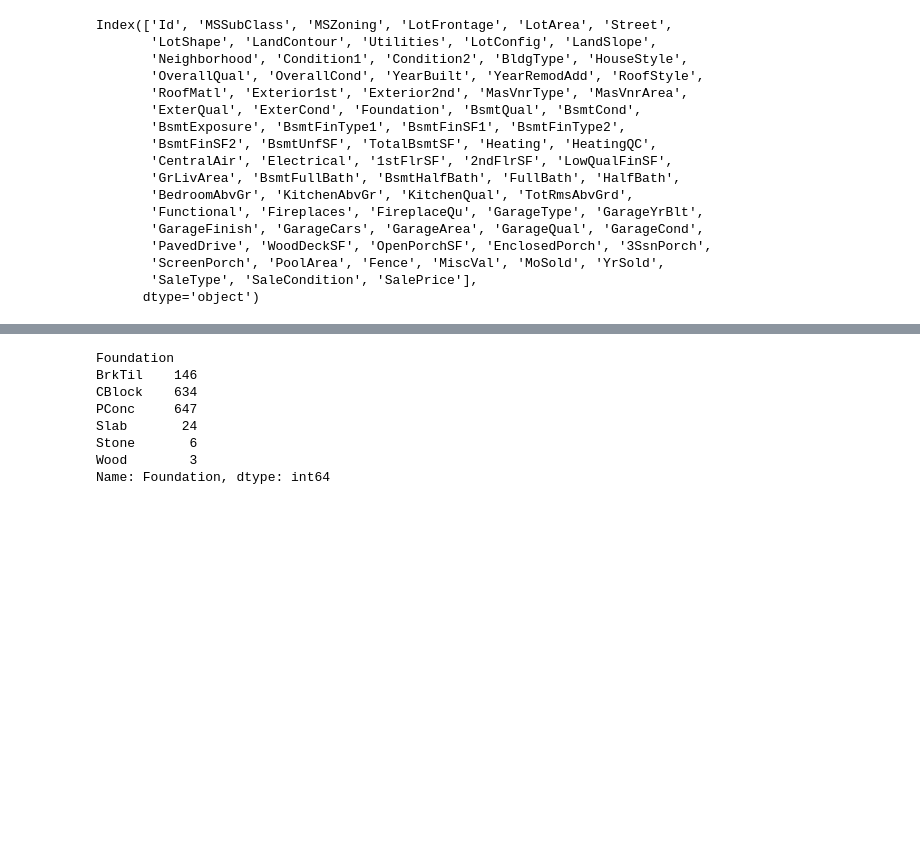
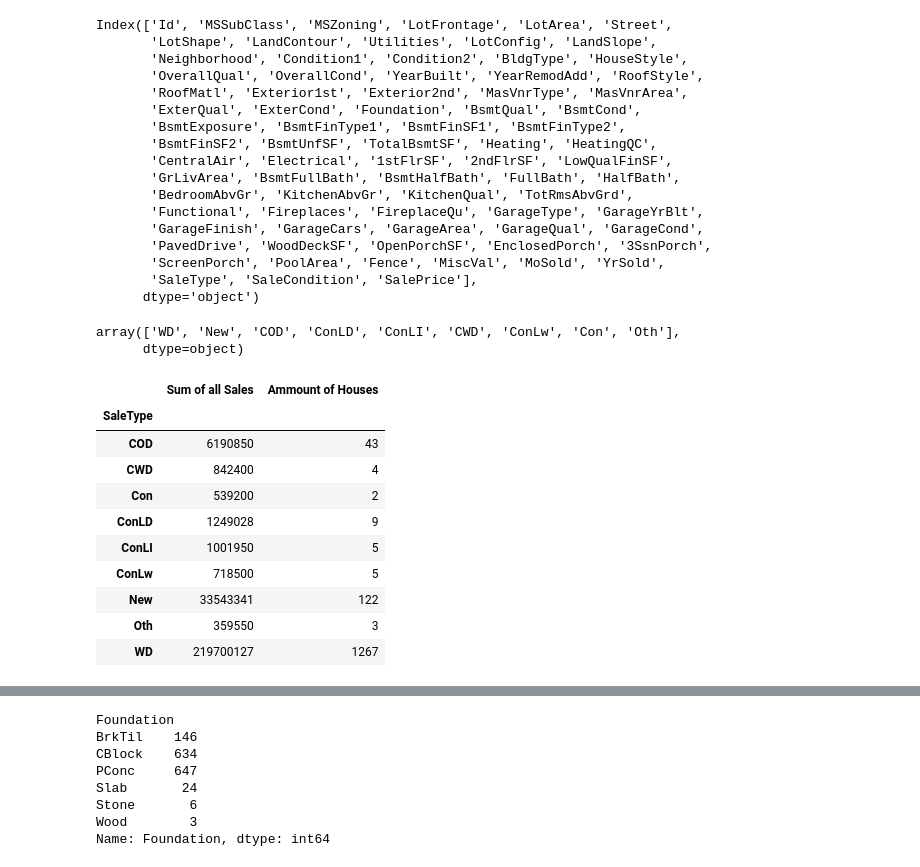
Before and after one commit to Xristos04/Data-Science-Tutorials, a Jupyter notebook: home_pract.ipynb, the cells around one changed output, grey strips where cells are left out. Cells and saved outputs as stored; diff of their text form; code cells hidden in the pictures; blank space fills up the shorter version.

```diff
--- a/home_pract.ipynb
+++ b/home_pract.ipynb
@@ -343,3 +343,30 @@ Index(['Id', 'MSSubClass', 'MSZoning', 'LotFrontage', 'LotArea', 'Street',
        'ScreenPorch', 'PoolArea', 'Fence', 'MiscVal', 'MoSold', 'YrSold',
        'SaleType', 'SaleCondition', 'SalePrice'],
       dtype='object')
+# %%
+df['SaleType'].unique()
+# %% [output]
+array(['WD', 'New', 'COD', 'ConLD', 'ConLI', 'CWD', 'ConLw', 'Con', 'Oth'],
+      dtype=object)
+# %%
+x = df.groupby('SaleType')['SalePrice'].sum()
+y = df.groupby('SaleType')['SalePrice'].agg('count')
+newDF = pd.DataFrame([ x , y ])
+newDF = pd.DataFrame({'Sum of all Sales': x, 'Ammount of Houses': y})
+newDF
+
+# df['PropertyAge'] = df['YrSold'] - df['YearBuilt']
+
+# df['PropertyAge']
+# %% [output]
+|  | Sum of all Sales | Ammount of Houses |
+| SaleType |  |  |
+| COD | 6190850 | 43 |
+| CWD | 842400 | 4 |
+| Con | 539200 | 2 |
+| ConLD | 1249028 | 9 |
+| ConLI | 1001950 | 5 |
+| ConLw | 718500 | 5 |
+| New | 33543341 | 122 |
+| Oth | 359550 | 3 |
+| WD | 219700127 | 1267 |
```
Also changed, not shown: parts of 3 cells of this notebook, 2 other files.
